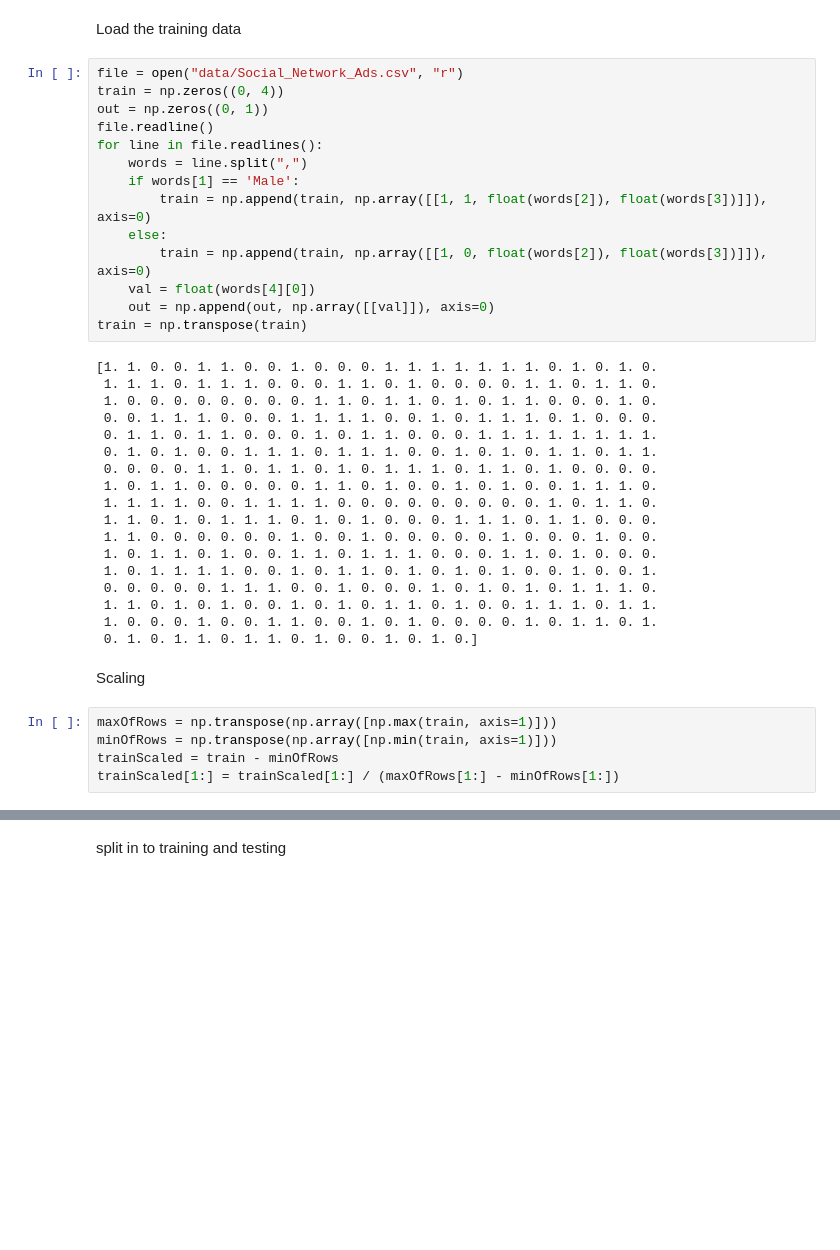
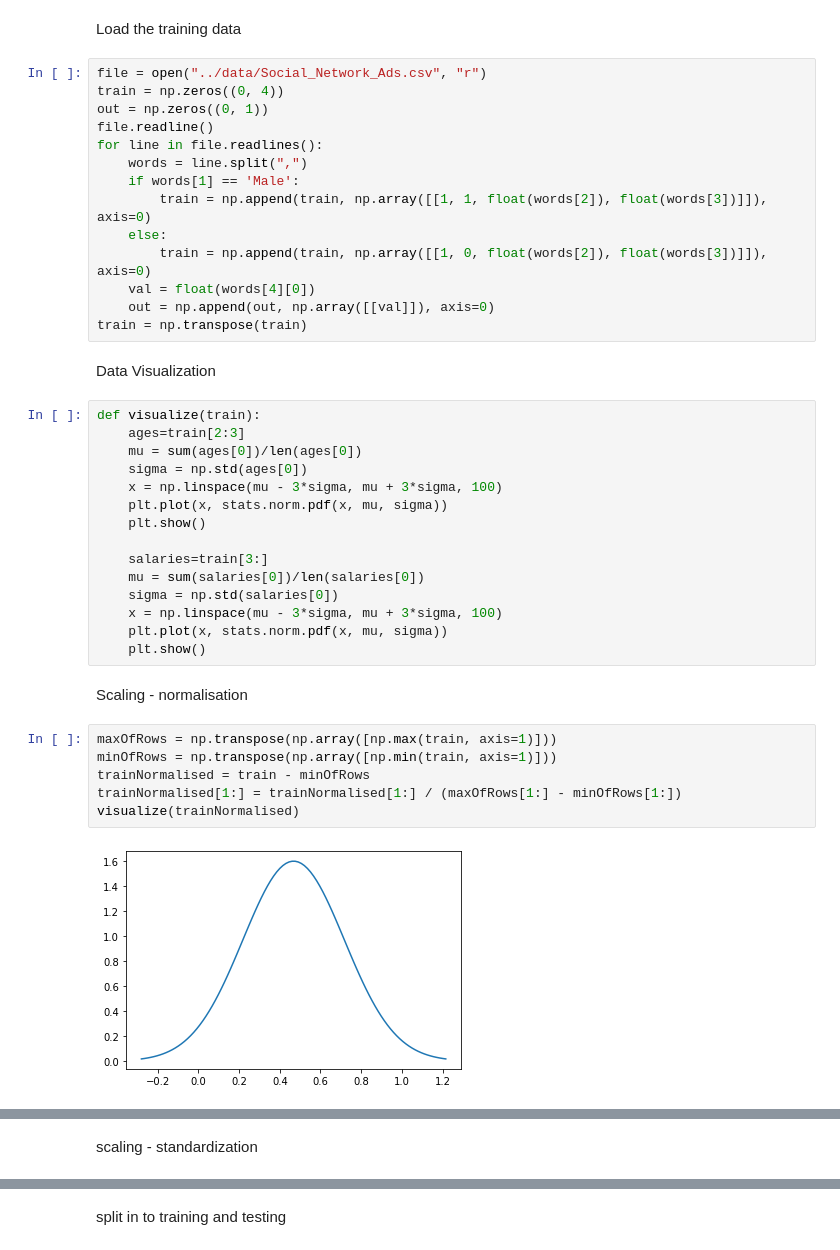
Before and after one commit to ayyappa7/social_networking_Logistic, a Jupyter notebook: logistic-regression/logistic_regression.ipynb, the cells around one changed output, grey strips where cells are left out. Cells and saved outputs as stored; diff of their text form; blank space fills up the shorter version.

```diff
--- a/logistic-regression/logistic_regression.ipynb
+++ b/logistic-regression/logistic_regression.ipynb
@@ -24,7 +25,7 @@ def logistic_regression(input, params, expected, alpha, epochs):
 # %% [markdown]
  Load the training data
 # %%
-file = open("data/Social_Network_Ads.csv", "r")
+file = open("../data/Social_Network_Ads.csv", "r")
 train = np.zeros((0, 4))
 out = np.zeros((0, 1))
 file.readline()
@@ -37,28 +38,30 @@ for line in file.readlines():
     val = float(words[4][0])
     out = np.append(out, np.array([[val]]), axis=0)
 train = np.transpose(train)
-# %% [output]
-[1. 1. 0. 0. 1. 1. 0. 0. 1. 0. 0. 0. 1. 1. 1. 1. 1. 1. 1. 0. 1. 0. 1. 0.
- 1. 1. 1. 0. 1. 1. 1. 0. 0. 0. 1. 1. 0. 1. 0. 0. 0. 0. 1. 1. 0. 1. 1. 0.
- 1. 0. 0. 0. 0. 0. 0. 0. 0. 1. 1. 0. 1. 1. 0. 1. 0. 1. 1. 0. 0. 0. 1. 0.
- 0. 0. 1. 1. 1. 0. 0. 0. 1. 1. 1. 1. 0. 0. 1. 0. 1. 1. 1. 0. 1. 0. 0. 0.
- 0. 1. 1. 0. 1. 1. 0. 0. 0. 1. 0. 1. 1. 0. 0. 0. 1. 1. 1. 1. 1. 1. 1. 1.
- 0. 1. 0. 1. 0. 0. 1. 1. 1. 0. 1. 1. 1. 0. 0. 1. 0. 1. 0. 1. 1. 0. 1. 1.
- 0. 0. 0. 0. 1. 1. 0. 1. 1. 0. 1. 0. 1. 1. 1. 0. 1. 1. 0. 1. 0. 0. 0. 0.
- 1. 0. 1. 1. 0. 0. 0. 0. 0. 1. 1. 0. 1. 0. 0. 1. 0. 1. 0. 0. 1. 1. 1. 0.
- 1. 1. 1. 1. 0. 0. 1. 1. 1. 1. 0. 0. 0. 0. 0. 0. 0. 0. 0. 1. 0. 1. 1. 0.
- 1. 1. 0. 1. 0. 1. 1. 1. 0. 1. 0. 1. 0. 0. 0. 1. 1. 1. 0. 1. 1. 0. 0. 0.
- 1. 1. 0. 0. 0. 0. 0. 0. 1. 0. 0. 1. 0. 0. 0. 0. 0. 1. 0. 0. 0. 1. 0. 0.
- 1. 0. 1. 1. 0. 1. 0. 0. 1. 1. 0. 1. 1. 1. 0. 0. 0. 1. 1. 0. 1. 0. 0. 0.
- 1. 0. 1. 1. 1. 1. 0. 0. 1. 0. 1. 1. 0. 1. 0. 1. 0. 1. 0. 0. 1. 0. 0. 1.
- 0. 0. 0. 0. 0. 1. 1. 1. 0. 0. 1. 0. 0. 0. 1. 0. 1. 0. 1. 0. 1. 1. 1. 0.
- 1. 1. 0. 1. 0. 1. 0. 0. 1. 0. 1. 0. 1. 1. 0. 1. 0. 0. 1. 1. 1. 0. 1. 1.
- 1. 0. 0. 0. 1. 0. 0. 1. 1. 0. 0. 1. 0. 1. 0. 0. 0. 0. 1. 0. 1. 1. 0. 1.
- 0. 1. 0. 1. 1. 0. 1. 1. 0. 1. 0. 0. 1. 0. 1. 0.]
+# %% [markdown]
+Data Visualization
+# %%
+def visualize(train):
+    ages=train[2:3]
+    mu = sum(ages[0])/len(ages[0])
+    sigma = np.std(ages[0])
+    x = np.linspace(mu - 3*sigma, mu + 3*sigma, 100)
+    plt.plot(x, stats.norm.pdf(x, mu, sigma))
+    plt.show()
+
+    salaries=train[3:]
+    mu = sum(salaries[0])/len(salaries[0])
+    sigma = np.std(salaries[0])
+    x = np.linspace(mu - 3*sigma, mu + 3*sigma, 100)
+    plt.plot(x, stats.norm.pdf(x, mu, sigma))
+    plt.show()
 # %% [markdown]
-Scaling
+Scaling - normalisation
 # %%
 maxOfRows = np.transpose(np.array([np.max(train, axis=1)]))
 minOfRows = np.transpose(np.array([np.min(train, axis=1)]))
-trainScaled = train - minOfRows
-trainScaled[1:] = trainScaled[1:] / (maxOfRows[1:] - minOfRows[1:])
+trainNormalised = train - minOfRows
+trainNormalised[1:] = trainNormalised[1:] / (maxOfRows[1:] - minOfRows[1:])
+visualize(trainNormalised)
+# %% [output]
+[figure, added]
@@ -64,0 +69,2 @@ trainScaled[1:] = trainScaled[1:] / (maxOfRows[1:] - minOfRows[1:])
+# %% [markdown]
+scaling - standardization
```
Also changed, not shown: parts of 9 cells of this notebook.
